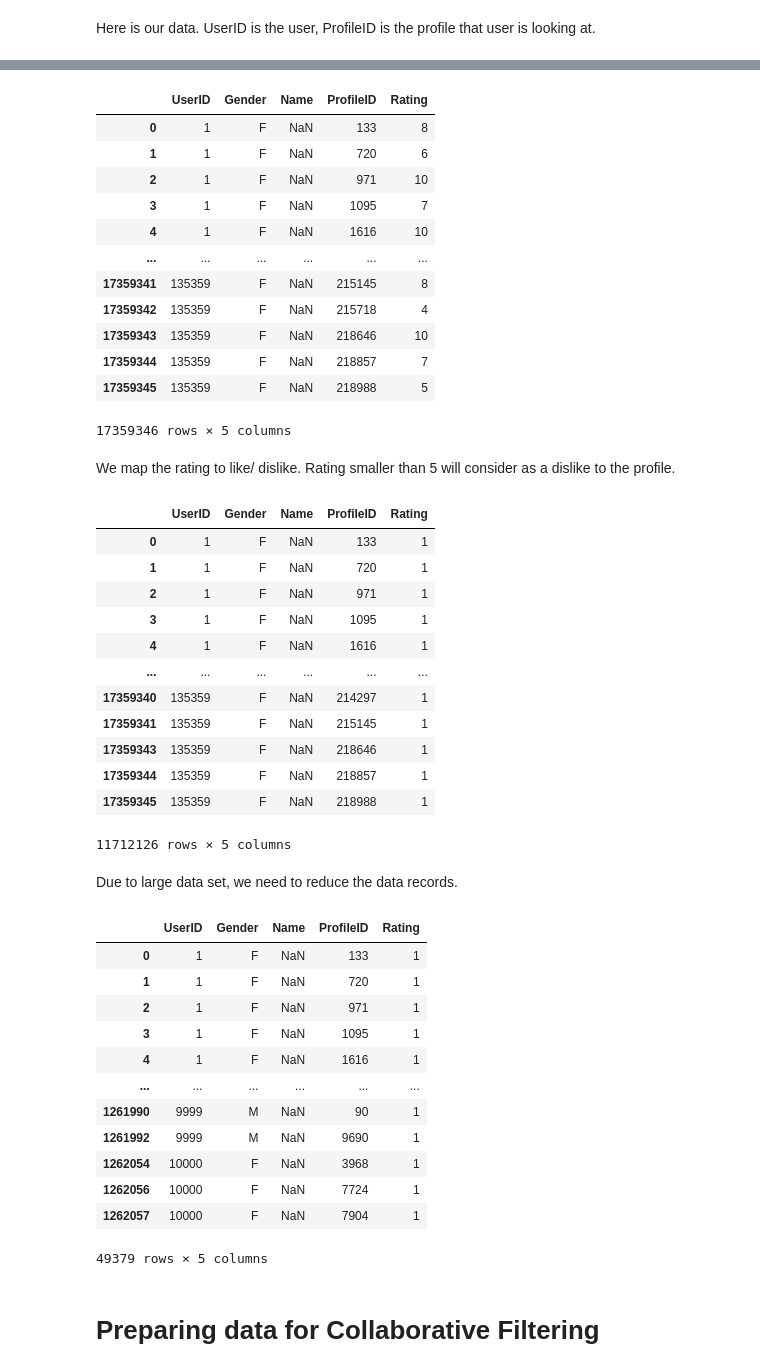
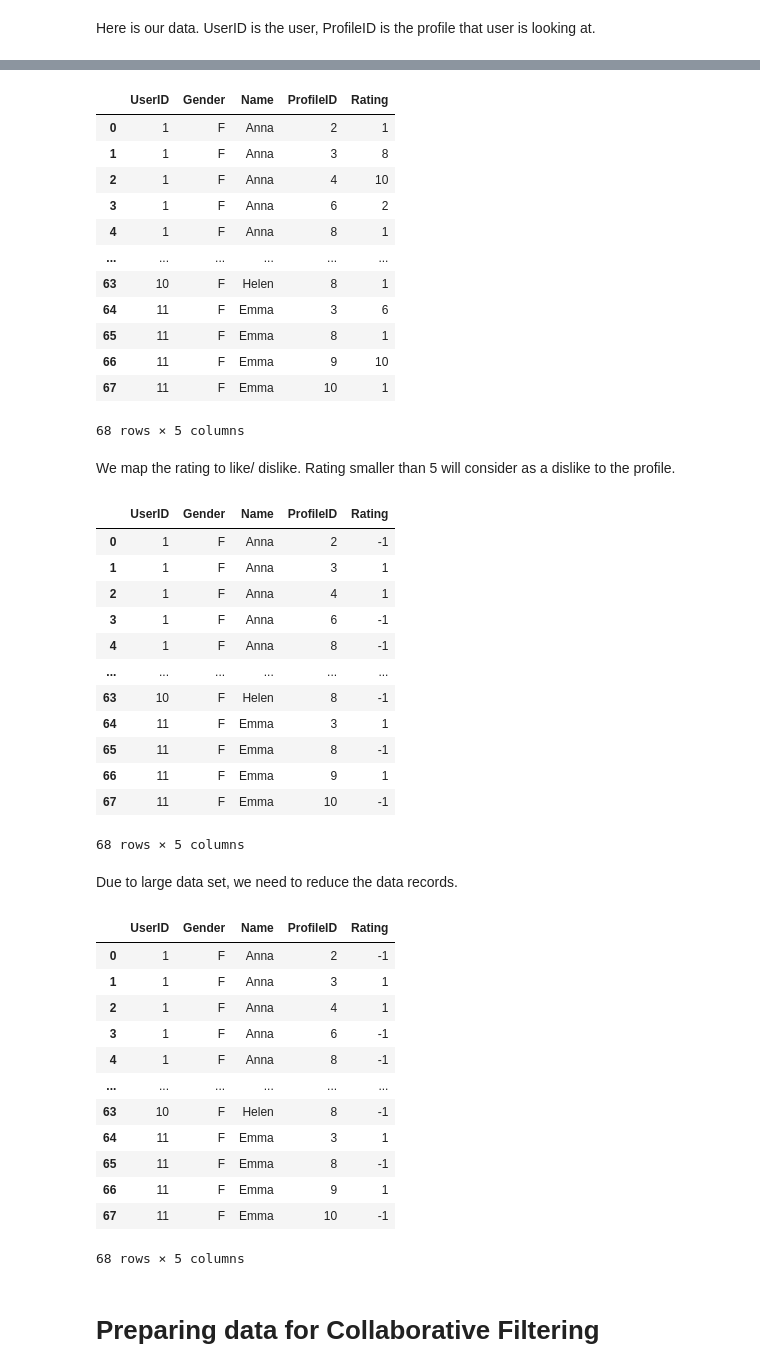
Before and after one commit to IamMrandrew/recommender-system-collaborative-filtering, a Jupyter notebook: RecommenderSystemCollaborativeFiltering.ipynb, the cells around one changed output, grey strips where cells are left out. Saved outputs shown, nothing was run; the diff lists cells and outputs as text; code cells hidden in the pictures.

```diff
--- a/RecommenderSystemCollaborativeFiltering.ipynb
+++ b/RecommenderSystemCollaborativeFiltering.ipynb
@@ -6,8 +6,8 @@ First, we need to read the data from the dataset.
 import pandas as pd
 import numpy as np
 # %%
-datasets_loc = "datasets"
-# datasets_loc = "toy_datasets"
+# datasets_loc = "datasets"
+datasets_loc = "toy_datasets"
 # %%
 ratings = pd.read_csv(datasets_loc + "/ratings.csv", delim_whitespace=True, skiprows=1, names=["UserID", "ProfileID", "Rating"])
 # gender = pd.read_csv(datasets_loc + "/info.csv", names=["UserID", "Gender"]) (For large dataset)
@@ -37,56 +37,55 @@ ratings = pd.merge(info, ratings)
 ratings
 # %% [output]
 |  | UserID | Gender | Name | ProfileID | Rating |
-| 0 | 1 | F | NaN | 133 | 8 |
-| 1 | 1 | F | NaN | 720 | 6 |
-| 2 | 1 | F | NaN | 971 | 10 |
-| 3 | 1 | F | NaN | 1095 | 7 |
-| 4 | 1 | F | NaN | 1616 | 10 |
+| 0 | 1 | F | Anna | 2 | 1 |
+| 1 | 1 | F | Anna | 3 | 8 |
+| 2 | 1 | F | Anna | 4 | 10 |
+| 3 | 1 | F | Anna | 6 | 2 |
+| 4 | 1 | F | Anna | 8 | 1 |
 | ... | ... | ... | ... | ... | ... |
-| 17359341 | 135359 | F | NaN | 215145 | 8 |
-| 17359342 | 135359 | F | NaN | 215718 | 4 |
-| 17359343 | 135359 | F | NaN | 218646 | 10 |
-| 17359344 | 135359 | F | NaN | 218857 | 7 |
-| 17359345 | 135359 | F | NaN | 218988 | 5 |
+| 63 | 10 | F | Helen | 8 | 1 |
+| 64 | 11 | F | Emma | 3 | 6 |
+| 65 | 11 | F | Emma | 8 | 1 |
+| 66 | 11 | F | Emma | 9 | 10 |
+| 67 | 11 | F | Emma | 10 | 1 |
-17359346 rows × 5 columns
+68 rows × 5 columns
 # %% [markdown]
 We map the rating to like/ dislike. Rating smaller than 5 will consider as a dislike to the profile.
 # %%
-ratings["Rating"] = np.where(ratings["Rating"] < 5, 0, 1)
-ratings = ratings[ratings["Rating"] == 1]
+ratings["Rating"] = np.where(ratings["Rating"] < 5, -1, 1)
 ratings
 # %% [output]
 |  | UserID | Gender | Name | ProfileID | Rating |
-| 0 | 1 | F | NaN | 133 | 1 |
-| 1 | 1 | F | NaN | 720 | 1 |
-| 2 | 1 | F | NaN | 971 | 1 |
-| 3 | 1 | F | NaN | 1095 | 1 |
-| 4 | 1 | F | NaN | 1616 | 1 |
+| 0 | 1 | F | Anna | 2 | -1 |
+| 1 | 1 | F | Anna | 3 | 1 |
+| 2 | 1 | F | Anna | 4 | 1 |
+| 3 | 1 | F | Anna | 6 | -1 |
+| 4 | 1 | F | Anna | 8 | -1 |
 | ... | ... | ... | ... | ... | ... |
-| 17359340 | 135359 | F | NaN | 214297 | 1 |
-| 17359341 | 135359 | F | NaN | 215145 | 1 |
-| 17359343 | 135359 | F | NaN | 218646 | 1 |
-| 17359344 | 135359 | F | NaN | 218857 | 1 |
-| 17359345 | 135359 | F | NaN | 218988 | 1 |
+| 63 | 10 | F | Helen | 8 | -1 |
+| 64 | 11 | F | Emma | 3 | 1 |
+| 65 | 11 | F | Emma | 8 | -1 |
+| 66 | 11 | F | Emma | 9 | 1 |
+| 67 | 11 | F | Emma | 10 | -1 |
-11712126 rows × 5 columns
+68 rows × 5 columns
 # %% [markdown]
 Due to large data set, we need to reduce the data records.
 # %%
-ratings = ratings[(ratings["UserID"] <= 10000) & (ratings["ProfileID"] <= 10000)]
+ratings = ratings[(ratings["UserID"] <= 1000) & (ratings["ProfileID"] <= 1000)]
 ratings
 # %% [output]
 |  | UserID | Gender | Name | ProfileID | Rating |
-| 0 | 1 | F | NaN | 133 | 1 |
-| 1 | 1 | F | NaN | 720 | 1 |
-| 2 | 1 | F | NaN | 971 | 1 |
-| 3 | 1 | F | NaN | 1095 | 1 |
-| 4 | 1 | F | NaN | 1616 | 1 |
+| 0 | 1 | F | Anna | 2 | -1 |
+| 1 | 1 | F | Anna | 3 | 1 |
+| 2 | 1 | F | Anna | 4 | 1 |
+| 3 | 1 | F | Anna | 6 | -1 |
+| 4 | 1 | F | Anna | 8 | -1 |
 | ... | ... | ... | ... | ... | ... |
-| 1261990 | 9999 | M | NaN | 90 | 1 |
-| 1261992 | 9999 | M | NaN | 9690 | 1 |
-| 1262054 | 10000 | F | NaN | 3968 | 1 |
-| 1262056 | 10000 | F | NaN | 7724 | 1 |
-| 1262057 | 10000 | F | NaN | 7904 | 1 |
+| 63 | 10 | F | Helen | 8 | -1 |
+| 64 | 11 | F | Emma | 3 | 1 |
+| 65 | 11 | F | Emma | 8 | -1 |
+| 66 | 11 | F | Emma | 9 | 1 |
+| 67 | 11 | F | Emma | 10 | -1 |
-49379 rows × 5 columns
+68 rows × 5 columns
 # %% [markdown]
 # Preparing data for Collaborative Filtering
```
Also changed, not shown: parts of 29 cells of this notebook, 1 other file.
